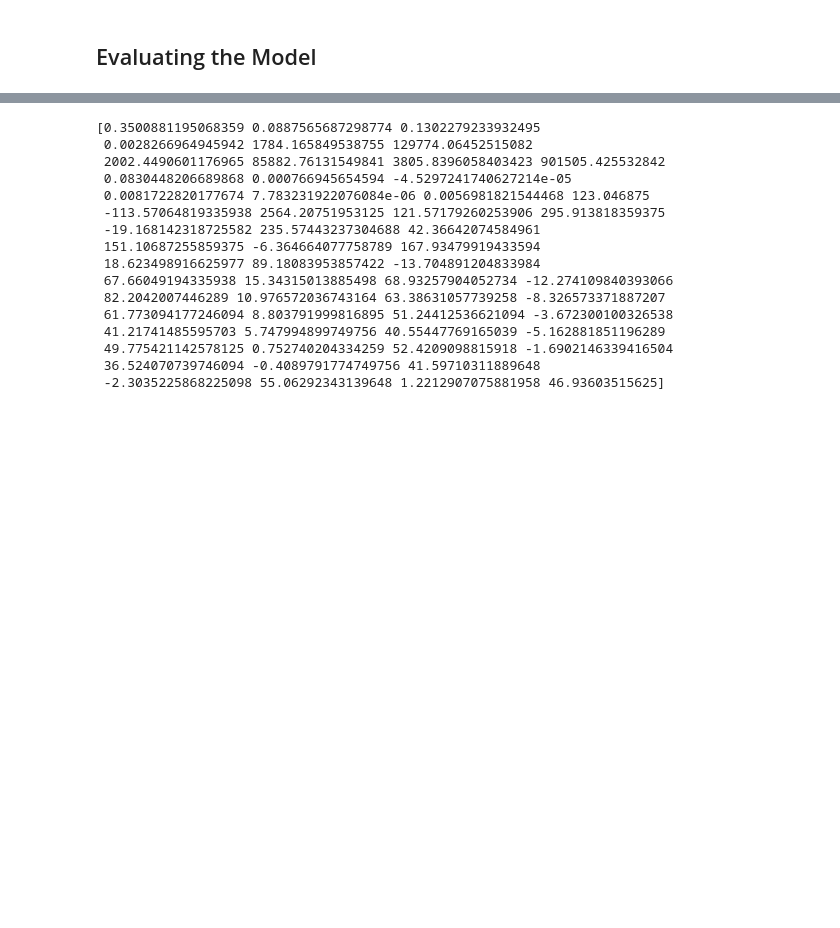
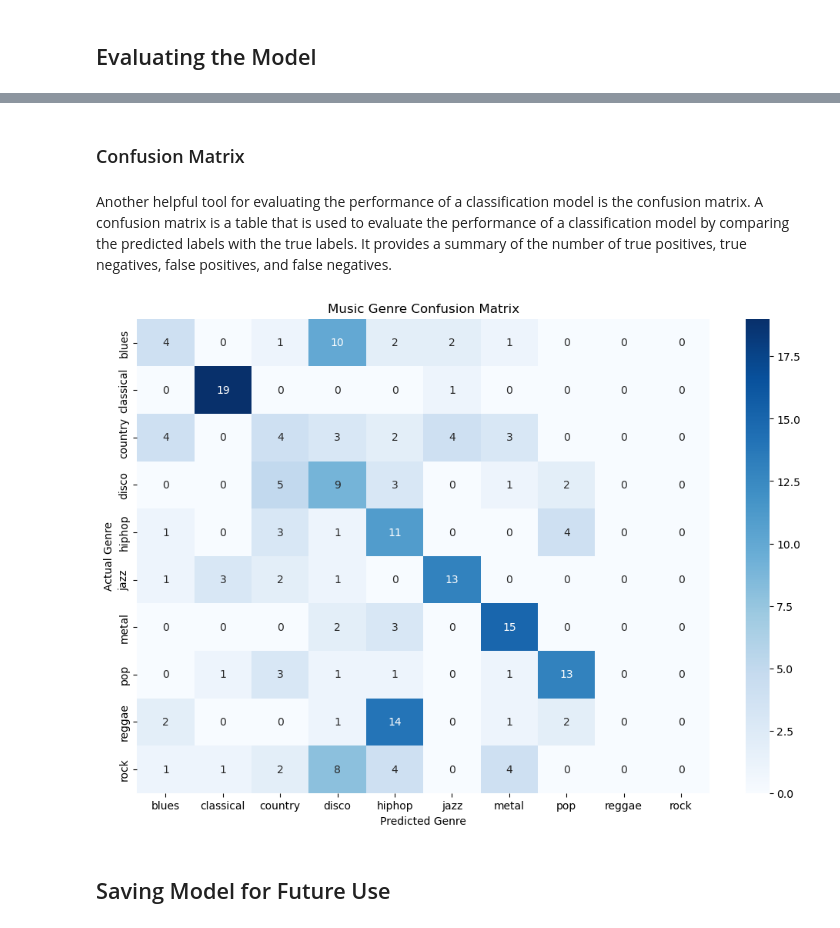
Before and after one commit to Jakub-Wittrock/ECE-579, a Jupyter notebook: Developmental/multi_input_neural_networks.ipynb, the cells around one changed output, grey strips where cells are left out. Drawn from its saved outputs; the diff is of its cells as text; code cells hidden in the pictures; blank space fills up the shorter version.

```diff
--- a/Developmental/multi_input_neural_networks.ipynb
+++ b/Developmental/multi_input_neural_networks.ipynb
@@ -233,0 +200,2 @@ val_ds   = make_dataset(val_df, training=False)
+# %%
+LEARNING_RATE = 1e-3
@@ -238 +303,6 @@ Now that we are finished with the preliminary work, we can train the model using
+# %%
+BATCH_SIZE = 32
+EPOCHS = 50
+VAL_SPLIT = 0.2
+NETWORK_NAME = 'Multiple Input Neural Network'
 # %%
@@ -279,0 +349,7 @@ Now that we have trained the model, we can evaluate its performance on a test da
+# %%
+X_img_test, X_feat_test, y_test = load_multimodal_data(TEST_PATH, df)
+
+y_test_encoded = le.fit_transform(y_test)
+X_feat_test_scaled = scaler.fit_transform(X_feat_test)
+
+X_img_test_norm = X_img_test.astype('float32') / 255.0
@@ -279,0 +358,12 @@ Now that we have trained the model, we can evaluate its performance on a test da
+# %%
+predictions = model.predict(x=[X_img_test_norm, X_feat_test_scaled])
+
+predicted_classes = np.argmax(predictions, axis=1)
+
+results = model.evaluate(
+    x=[X_img_test_norm, X_feat_test_scaled],
+    y=y_test_encoded
+)
+
+print(f"Test Loss: {results[0]}")
+print(f"Test Accuracy: {results[1] * 100:.2f}%")
@@ -279,0 +375,4 @@ Now that we have trained the model, we can evaluate its performance on a test da
+# %% [markdown]
+### Confusion Matrix
+# %% [markdown]
+Another helpful tool for evaluating the performance of a classification model is the confusion matrix. A confusion matrix is a table that is used to evaluate the performance of a classification model by comparing the predicted labels with the true labels. It provides a summary of the number of true positives, true negatives, false positives, and false negatives.
@@ -280 +383,24 @@ Now that we have trained the model, we can evaluate its performance on a test da
+# %%
+cm = confusion_matrix(y_test_encoded, predicted_classes)
+
+genre_names = le.classes_
+
+plt.figure(figsize=(12, 8))
+sns.heatmap(
+    cm,
+    annot=True,
+    fmt='d',
+    cmap='Blues',
+    xticklabels=genre_names,
+    yticklabels=genre_names
+)
+
+plt.title('Music Genre Confusion Matrix')
+plt.ylabel('Actual Genre')
+plt.xlabel('Predicted Genre')
+plt.show()
+# %% [output]
+[figure, added]
+# %% [markdown]
+## Saving Model for Future Use
 # %%
@@ -291,26 +412,0 @@ TRAIN_PATH = os.path.join(BASE_PATH,'train')
-# %%
-df = pd.read_csv(LIBROSA_DATA)
-
-df['image_name'] = df['filename'].str.replace('.','',1)
-df['image_name'] = df['image_name'].str.replace('.wav','.png')
-
-arr = df.loc[df['image_name'] == 'blues00000.png'].values
-
-print(arr.reshape(-1)[2:59])
-# %% [output]
-[0.3500881195068359 0.0887565687298774 0.1302279233932495
- 0.0028266964945942 1784.165849538755 129774.06452515082
- 2002.4490601176965 85882.76131549841 3805.8396058403423 901505.425532842
- 0.0830448206689868 0.000766945654594 -4.5297241740627214e-05
- 0.0081722820177674 7.783231922076084e-06 0.0056981821544468 123.046875
- -113.57064819335938 2564.20751953125 121.57179260253906 295.913818359375
- -19.168142318725582 235.57443237304688 42.36642074584961
- 151.10687255859375 -6.364664077758789 167.93479919433594
- 18.623498916625977 89.18083953857422 -13.704891204833984
- 67.66049194335938 15.34315013885498 68.93257904052734 -12.274109840393066
- 82.2042007446289 10.976572036743164 63.38631057739258 -8.326573371887207
- 61.773094177246094 8.803791999816895 51.24412536621094 -3.672300100326538
- 41.21741485595703 5.747994899749756 40.55447769165039 -5.162881851196289
- 49.775421142578125 0.752740204334259 52.4209098815918 -1.6902146339416504
- 36.524070739746094 -0.4089791774749756 41.59710311889648
- -2.3035225868225098 55.06292343139648 1.2212907075881958 46.93603515625]
```
Also changed, not shown: parts of 92 cells of this notebook, 1 other file.
